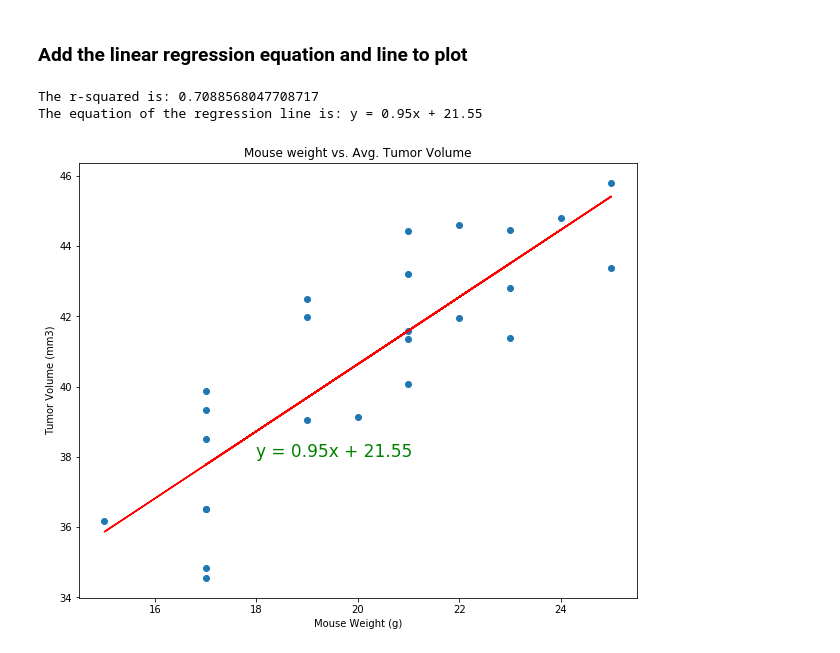
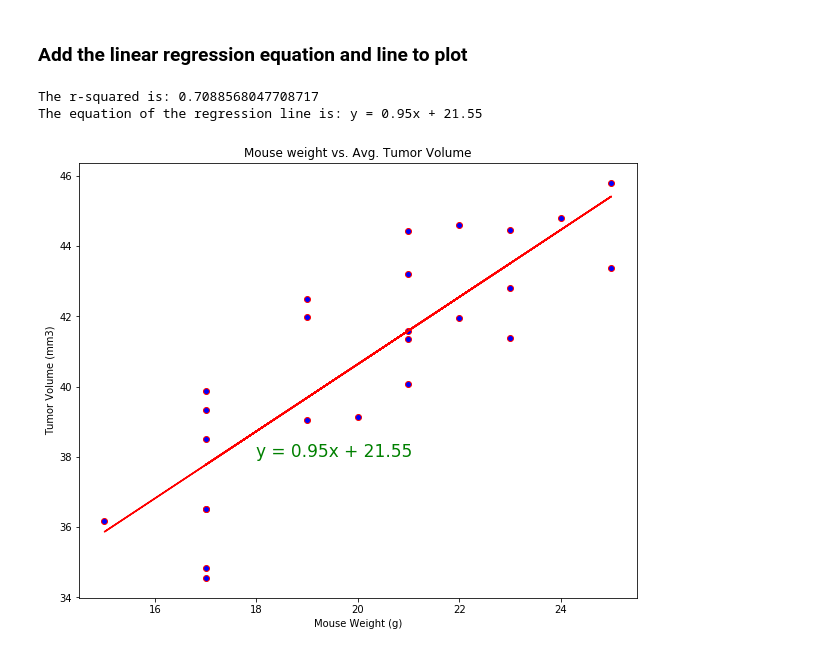
Before and after one commit to ShimsyV/Matplotlib---The-Power-of-Plots, a Jupyter notebook: the_power_of_plots.ipynb, the cells around one changed output. Cells and saved outputs as stored; diff of their text form; code cells hidden in the pictures.

```diff
--- a/the_power_of_plots.ipynb
+++ b/the_power_of_plots.ipynb
@@ -529,26 +547,26 @@ line_eq = "y = " + str(round(slope,2)) + "x + " + str(round(intercept,2))
 # %%
 plt.figure(figsize=(10,8))
 # Plot observations
-plt.scatter(x_values, y_values)
+plt.scatter(x_values, y_values, marker='o', facecolors='Blue', edgecolors='red')
 
 # Plot the regression line
 plt.plot(x_values, regression_values, "red")
 
 # Annotate the plot with the linear equation
 plt.annotate(line_eq, (18, 38), fontsize=17, color="green")
 
 plt.xlabel('Mouse Weight (g)')
 plt.ylabel('Tumor Volume (mm3)')
 plt.title("Mouse weight vs. Avg. Tumor Volume")
 print(f"The r-squared is: {rvalue**2}")
 print(f"The equation of the regression line is: {line_eq}")
 
 # Save the figure
 output_path = os.path.join(".", "image", "linear_regression.png")
 plt.savefig(output_path)
 
 plt.show()
 # %% [output]
 The r-squared is: 0.7088568047708717
 The equation of the regression line is: y = 0.95x + 21.55
-[figure, old version]
+[figure, new version]
```
Also changed, not shown: parts of 1 cell of this notebook.
